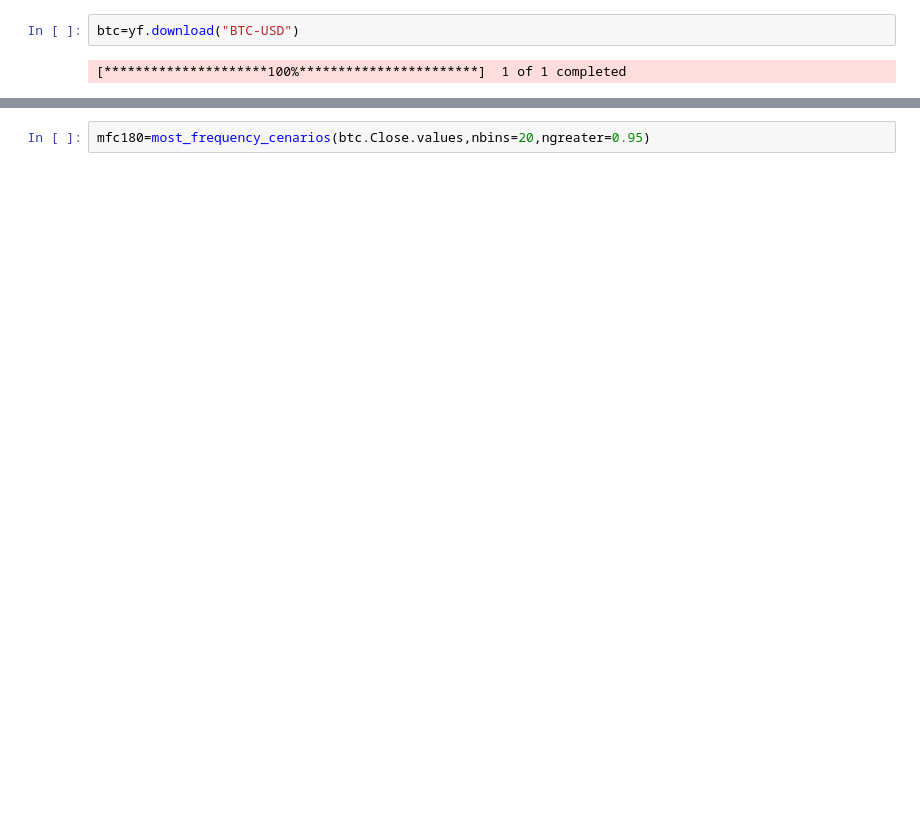
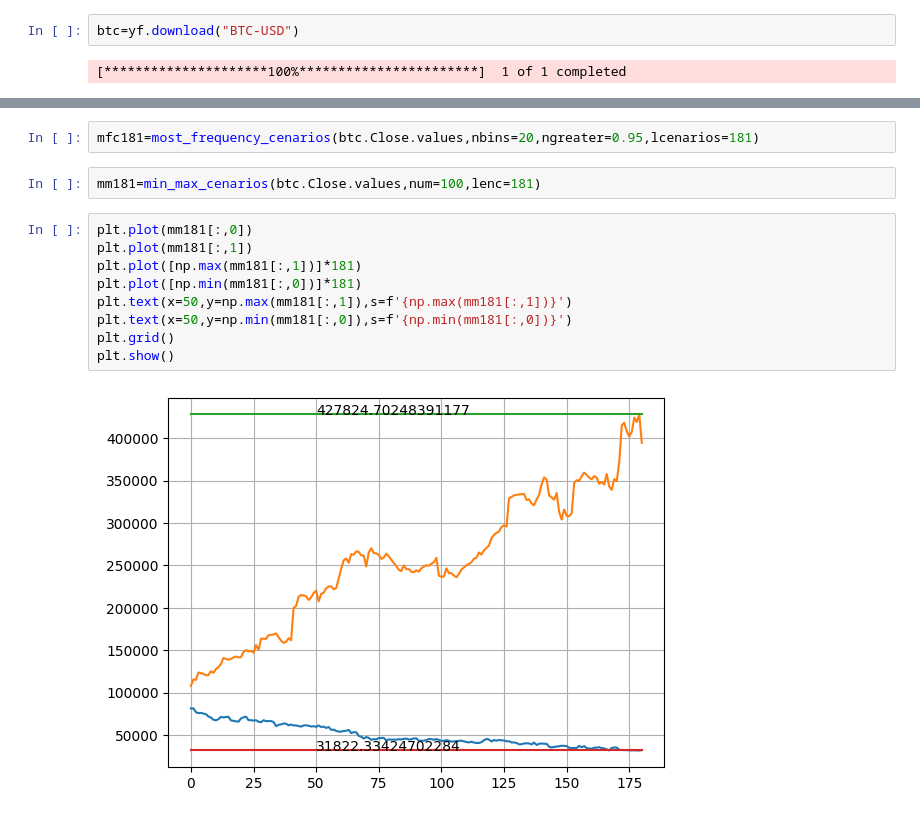
Before and after one commit to bahram3000/google_colab, a Jupyter notebook: btc_period_and_prediction_calculate.ipynb, the cells around one changed output, grey strips where cells are left out. Drawn from its saved outputs; the diff is of its cells as text; blank space fills up the shorter version.

```diff
--- a/btc_period_and_prediction_calculate.ipynb
+++ b/btc_period_and_prediction_calculate.ipynb
@@ -47,5 +47,18 @@ plt.show()
 # %% [output]
 [figure]
 # %%
-mfc180=most_frequency_cenarios(btc.Close.values,nbins=20,ngreater=0.95)
+mfc181=most_frequency_cenarios(btc.Close.values,nbins=20,ngreater=0.95,lcenarios=181)
+# %%
+mm181=min_max_cenarios(btc.Close.values,num=100,lenc=181)
+# %%
+plt.plot(mm181[:,0])
+plt.plot(mm181[:,1])
+plt.plot([np.max(mm181[:,1])]*181)
+plt.plot([np.min(mm181[:,0])]*181)
+plt.text(x=50,y=np.max(mm181[:,1]),s=f'{np.max(mm181[:,1])}')
+plt.text(x=50,y=np.min(mm181[:,0]),s=f'{np.min(mm181[:,0])}')
+plt.grid()
+plt.show()
+# %% [output]
+[figure, added]
 # %%
```
Also changed, not shown: parts of 17 cells of this notebook.
